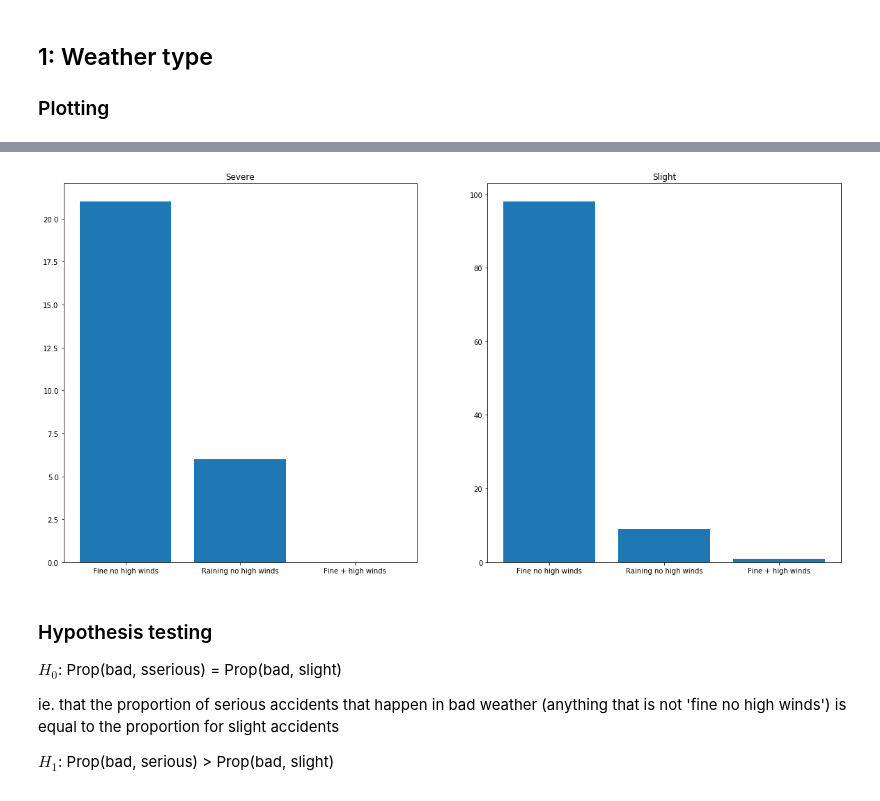
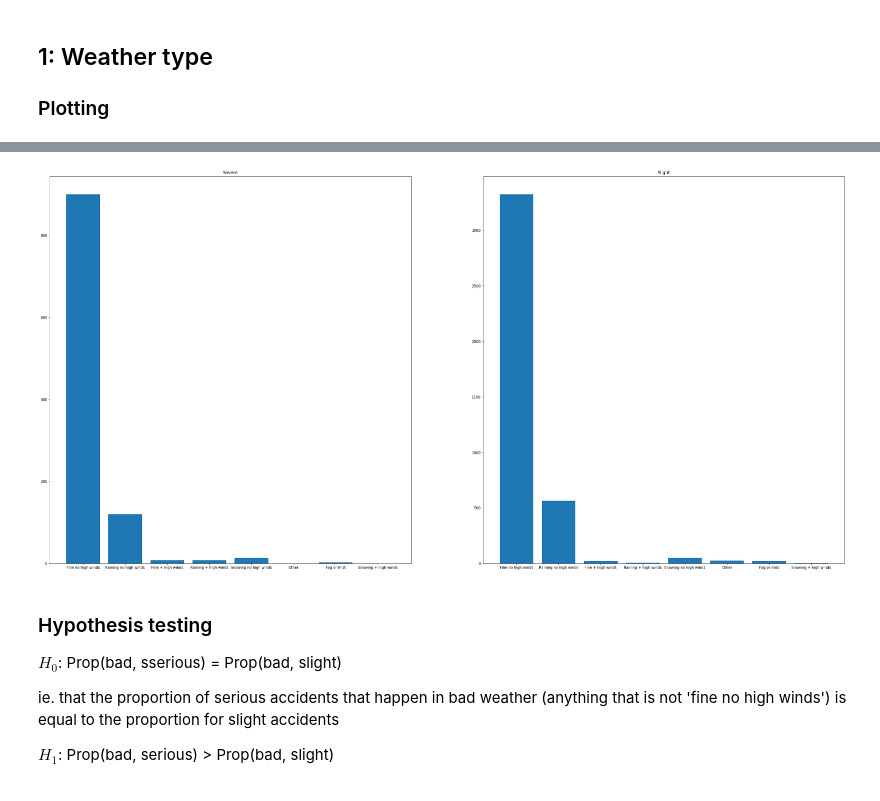
Before and after one commit to andmikey/data-jam-2018, a Jupyter notebook: notebooks/Accidents.ipynb, the cells around one changed output, grey strips where cells are left out. Saved outputs shown, nothing was run; the diff lists cells and outputs as text; code cells hidden in the pictures.

Commit message:
Add neater accidents notebook, rerun tests with all data

```diff
--- a/notebooks/Accidents.ipynb
+++ b/notebooks/Accidents.ipynb
@@ -5,4 +3,7 @@ import pandas
+# %%
+import pandas
+base_data_url = "../datasets/project/road safety/road-safety-data-{}"
 # %%
-accidents = pandas.read_csv("../datasets/project/road safety/road-safety-data-accidents-2016.csv")
-casualties = pandas.read_csv("../datasets/project/road safety/road-safety-data-casualties-2016.csv")
-vehicles = pandas.read_csv("../datasets/project/road safety/road-safety-data-vehicles-2016.csv")
+accidents_16 = pandas.read_csv(base_data_url.format("accidents-2016.csv"))
+#casualties_16 = pandas.read_csv(base_data_url.format("casualties-2016.csv"))
+#vehicles = pandas.read_csv(base_data_url.format("vehicles-2016.csv"))
@@ -25,3 +10,8 @@ array(['Accident_Index', 'Location_Easting_OSGR', 'Location_Northing_OSGR',
+# %%
+accidents_15 = pandas.read_csv(base_data_url.format("accidents-2015.csv"))
+accidents_14 = pandas.read_csv(base_data_url.format("accidents-2005-2014.csv"))
+# %%
+accidents = pandas.concat([accidents, accidents_15, accidents_14], axis=0)
 # %% [markdown]
 ## Plot data
 # %%
@@ -106,27 +111,27 @@ w_dict
 # %%
 # Plot results
 d_ser = w_dict["Serious"]
 d_sli = w_dict["Slight"]
 
 import matplotlib.pyplot as plt
-plt.rcParams["figure.figsize"] = (20,10)
+plt.rcParams["figure.figsize"] = (40,20)
 
 plt.figure()
 # One subplot for each type
 
 plt.subplot(121)
 plt.title("Severe")
 plt.bar(range(len(d_ser)), list(d_ser.values()), align='center')
 plt.xticks(range(len(d_ser)), list(d_ser.keys()))
 
 plt.subplot(122)
 plt.title("Slight")
 plt.bar(range(len(d_sli)), list(d_sli.values()), align='center')
 plt.xticks(range(len(d_sli)), list(d_sli.keys()))
 
 plt.show()
 # %% [output]
-[figure, old version]
+[figure, new version]
 # %% [markdown]
 ### Hypothesis testing
 $H_0$: Prop(bad, sserious) = Prop(bad, slight)
```
Also changed, not shown: parts of 14 cells of this notebook.
